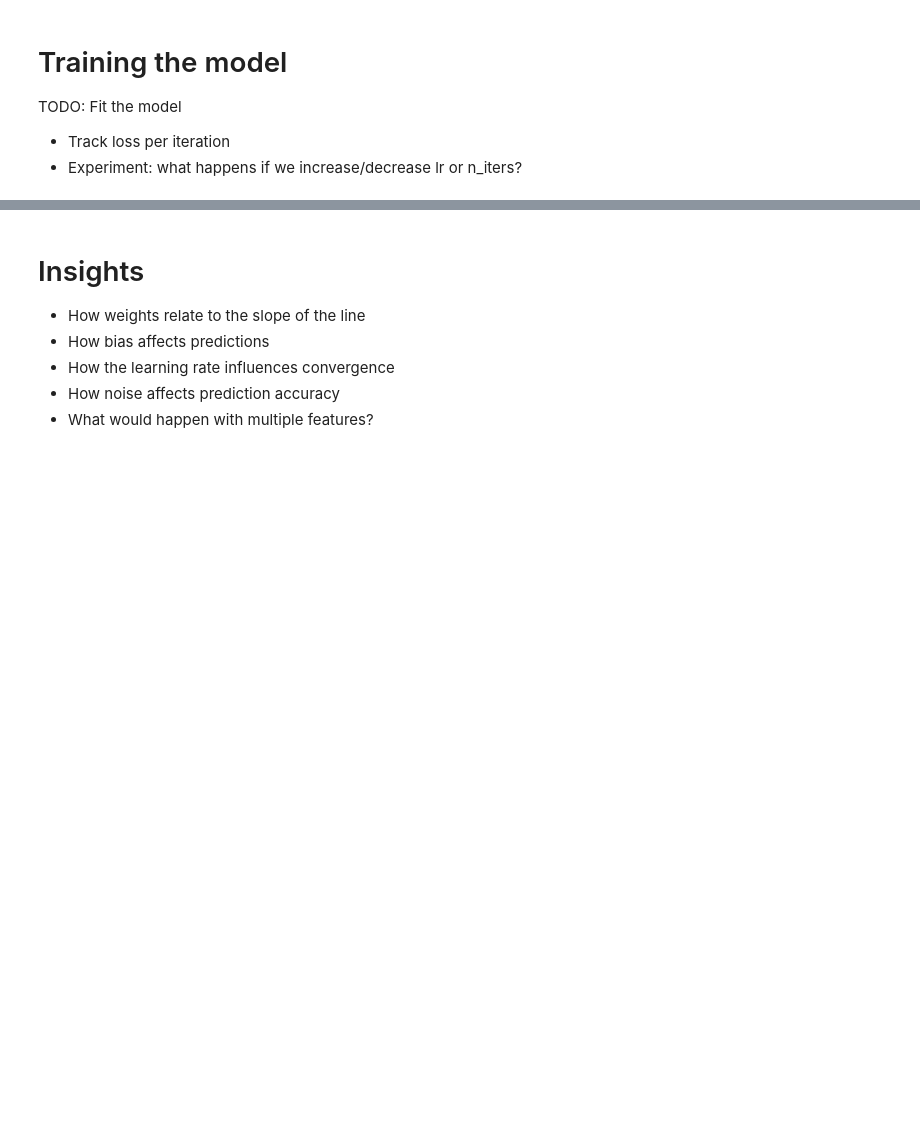
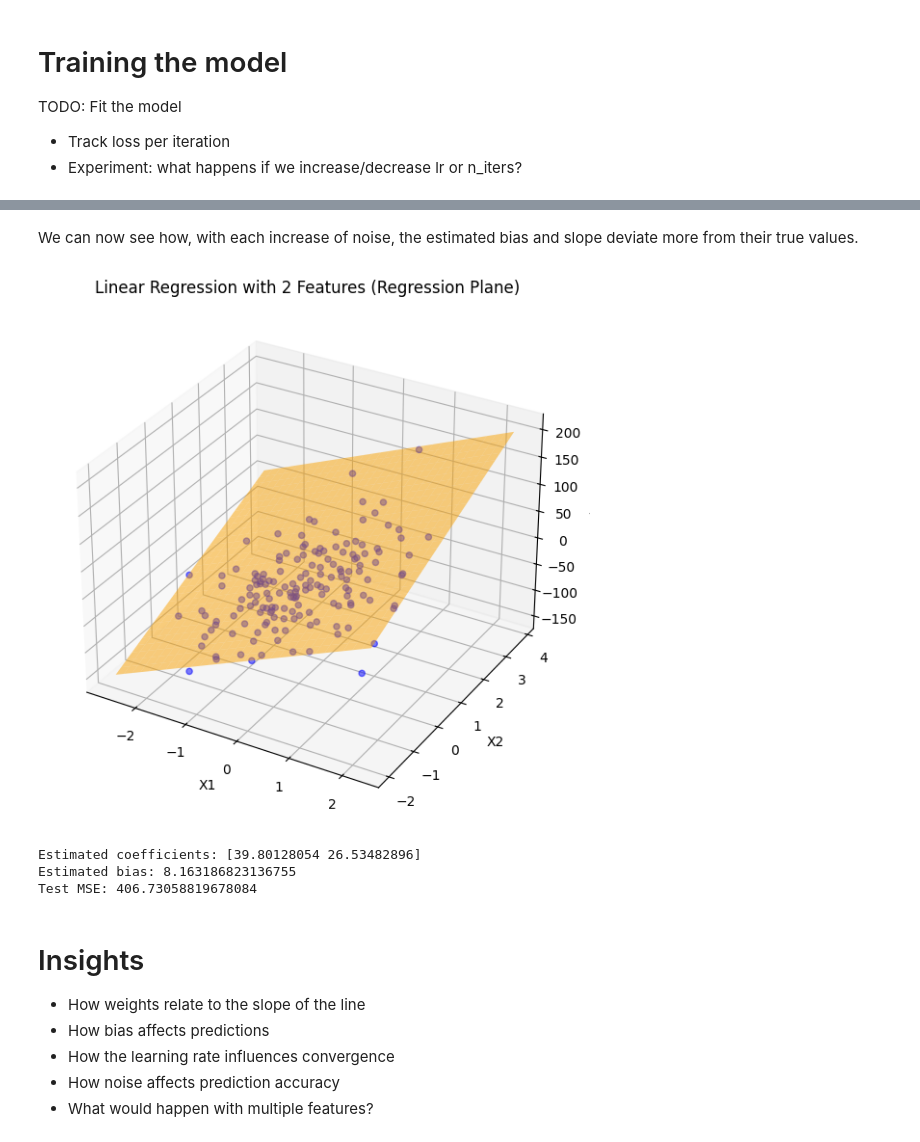
Before and after one commit to Imartinezcuevas/ML-From-Scratch, a Jupyter notebook: notebooks/01_linear_regression.ipynb, the cells around one changed output, grey strips where cells are left out. Cells and saved outputs as stored; diff of their text form; code cells hidden in the pictures; blank space fills up the shorter version.

```diff
--- a/notebooks/01_linear_regression.ipynb
+++ b/notebooks/01_linear_regression.ipynb
@@ -213,3 +246,52 @@ plt.show()
+# %% [markdown]
+We can now see how, with each increase of noise, the estimated bias and slope deviate more from their true values.
+# %%
+# Generate 2-feature dataset
+X_train, X_test, y_train, y_test, true_bias = make_dataset(
+    n_samples=200, n_features=2, noise=20, bias=10, random_state=42
+)
+
+# Fit your custom LinearRegression
+model = LinearRegression(lr=0.01, n_iters=1000)
+model.fit(X_train, y_train, X_val=X_test, y_val=y_test)
+
+# Create grid for plane
+x1_grid, x2_grid = np.meshgrid(
+    np.linspace(X_train[:, 0].min(), X_train[:, 0].max(), 30),
+    np.linspace(X_train[:, 1].min(), X_train[:, 1].max(), 30)
+)
+X_grid = np.column_stack((x1_grid.ravel(), x2_grid.ravel()))
+y_grid = model.predict(X_grid).reshape(x1_grid.shape)
+
+# Plot
+fig = plt.figure(figsize=(10, 7))
+ax = fig.add_subplot(111, projection='3d')
+
+# Scatter data points
+ax.scatter(X_train[:, 0], X_train[:, 1], y_train, color='blue', alpha=0.5, label='Data points')
+
+# Regression plane
+ax.plot_surface(x1_grid, x2_grid, y_grid, color='orange', alpha=0.5)
+
+ax.set_xlabel('X1')
+ax.set_ylabel('X2')
+ax.set_zlabel('y')
+ax.set_title('Linear Regression with 2 Features (Regression Plane)')
+plt.show()
+
+# Print estimated coefficients
+print("Estimated coefficients:", model.W)
+print("Estimated bias:", model.b)
+
+# Optional: test MSE
+from ml.evaluation import mean_squared_error
+y_test_pred = model.predict(X_test)
+print("Test MSE:", mean_squared_error(y_test, y_test_pred))
+# %% [output]
+[figure, added]
+Estimated coefficients: [39.80128054 26.53482896]
+Estimated bias: 8.163186823136755
+Test MSE: 406.73058819678084
 # %% [markdown]
 # Insights
 - How weights relate to the slope of the line
```
Also changed, not shown: parts of 12 cells of this notebook.
